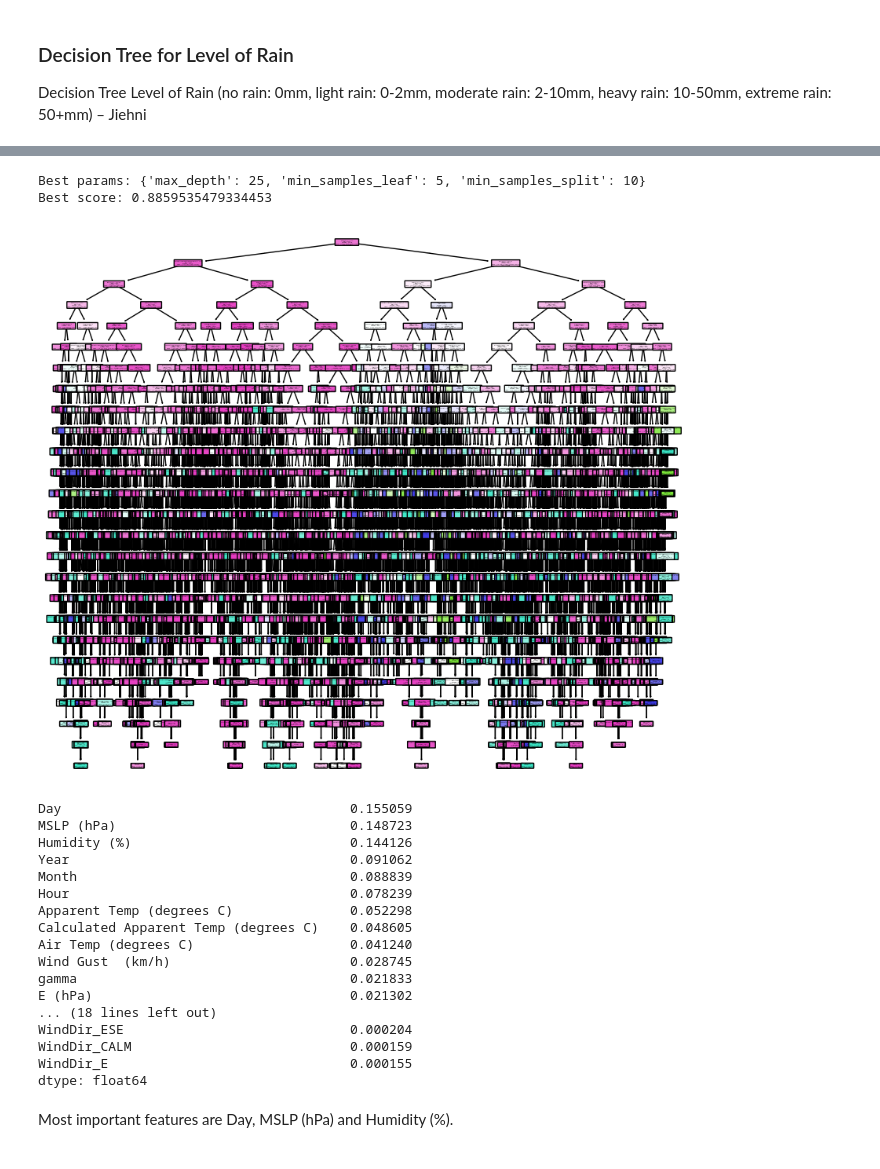
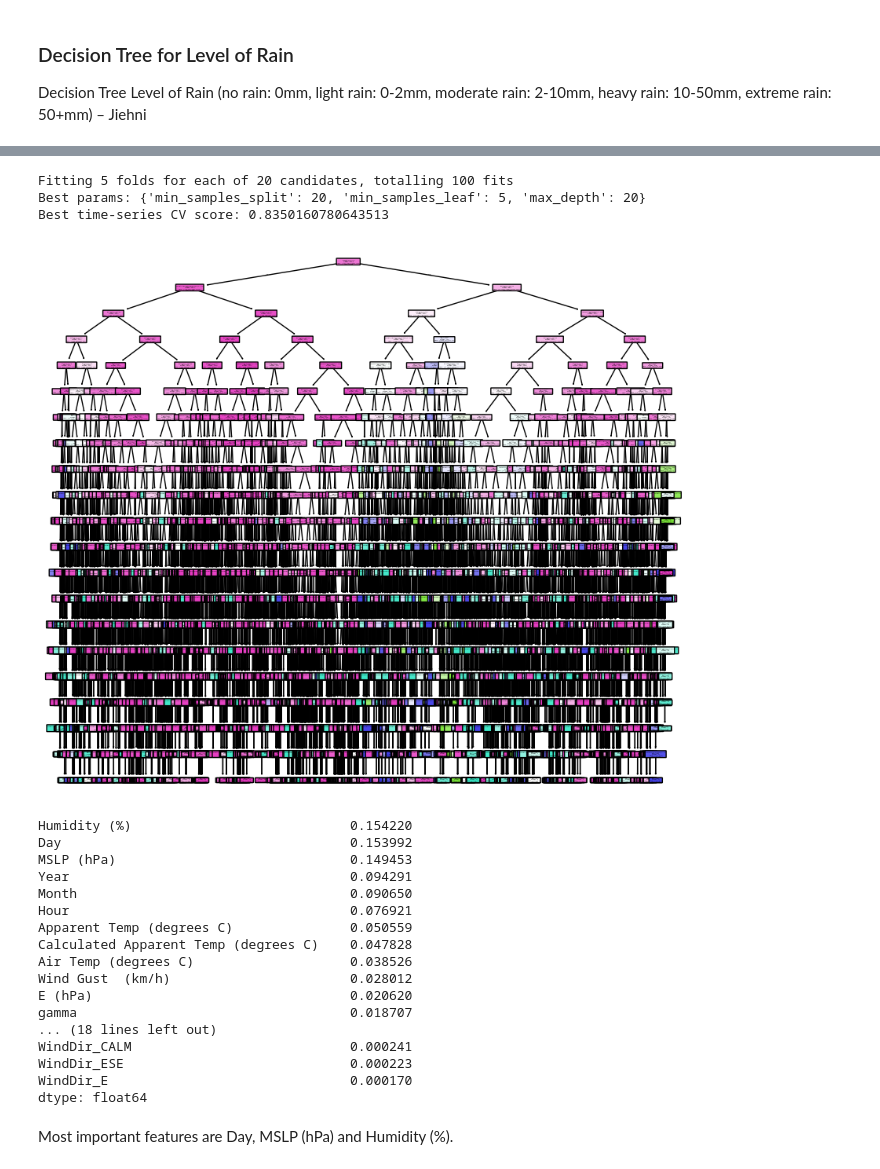
Before and after one commit to Zewen-Zhao/ADS2001_GroupMC3, a Jupyter notebook: Modelling/modelling_jiehni.ipynb, the cells around one changed output, grey strips where cells are left out. Saved outputs shown, nothing was run; the diff lists cells and outputs as text; code cells hidden in the pictures.

```diff
--- a/Modelling/modelling_jiehni.ipynb
+++ b/Modelling/modelling_jiehni.ipynb
@@ -31,7 +32,7 @@ Decision Tree Level of Rain (no rain: 0mm, light rain: 0-2mm, moderate rain: 2-1
 data["Rainfall Band"] = pd.cut(
     data["Rainfall since 9 am (mm)"],
     bins=[-0.1, 0, 2, 10, 50, np.inf],
-    labels=["No Rain", "Light", "Medium", "Heavy", "Extreme"]
+    labels=["No Rain", "Light", "Moderate", "Heavy", "Extreme"]
 )
 
 # select variables
@@ -51,68 +52,75 @@ Extreme         4
 Name: count, dtype: int64
 # %%
-param_grid = {
+# hyperparameter tuning with time series cv and random search
+tscv = TimeSeriesSplit(n_splits=5)
+
+param_dist = {
     'max_depth': [5, 10, 15, 20, 25],
     'min_samples_split': [10, 20, 50, 100],
     'min_samples_leaf': [5, 10, 20, 50]
 }
 
-grid = GridSearchCV(
+rand = RandomizedSearchCV(
     DecisionTreeClassifier(random_state=42),
-    param_grid,
-    cv=5,
-    scoring='f1_weighted',  # use 'f1' if binary
-    n_jobs=-1
+    param_distributions=param_dist,
+    n_iter=20,
+    cv=tscv,
+    scoring='f1_weighted',
+    n_jobs=-1,
+    random_state=42,
+    verbose=1
 )
 
-grid.fit(X_train, y_train)
+rand.fit(X_train, y_train)
 
-print("Best params:", grid.best_params_)
-print("Best score:", grid.best_score_)
+print("Best params:", rand.best_params_)
+print("Best time-series CV score:", rand.best_score_)
 # %% [output]
-Best params: {'max_depth': 25, 'min_samples_leaf': 5, 'min_samples_split': 10}
-Best score: 0.8859535479334453
+Fitting 5 folds for each of 20 candidates, totalling 100 fits
+Best params: {'min_samples_split': 20, 'min_samples_leaf': 5, 'max_depth': 20}
+Best time-series CV score: 0.8350160780643513
 # %%
 data_dtc = DecisionTreeClassifier(
     random_state = 42,
-    min_samples_split=10,
+    min_samples_split=20,
     min_samples_leaf=5,
-    max_depth=25)
+    max_depth=20)
 
 data_dtc = data_dtc.fit(X_train, y_train)
 
 fig, ax = plt.subplots(figsize=(10, 9))
 plot_tree(
     data_dtc,
     filled=True,
     rounded=True,
     class_names=data_dtc.classes_,
     feature_names=X.columns,
     ax=ax
 )
 plt.show()
 # %% [output]
-[figure, old version]
+[figure, new version]
 # %%
 # feature importance
 importance = pd.Series(data_dtc.feature_importances_, index=X.columns)
 importance.sort_values(ascending=False)
 # %% [output]
-Day                                     0.155059
-MSLP (hPa)                              0.148723
-Humidity (%)                            0.144126
-Year                                    0.091062
-Month                                   0.088839
-Hour                                    0.078239
-Apparent Temp (degrees C)               0.052298
-Calculated Apparent Temp (degrees C)    0.048605
-Air Temp (degrees C)                    0.041240
-Wind Gust  (km/h)                       0.028745
-gamma                                   0.021833
-E (hPa)                                 0.021302
+Humidity (%)                            0.154220
+Day                                     0.153992
+MSLP (hPa)                              0.149453
+Year                                    0.094291
+Month                                   0.090650
+Hour                                    0.076921
+Apparent Temp (degrees C)               0.050559
+Calculated Apparent Temp (degrees C)    0.047828
+Air Temp (degrees C)                    0.038526
+Wind Gust  (km/h)                       0.028012
+E (hPa)                                 0.020620
+gamma                                   0.018707
 ... (18 lines left out)
-WindDir_ESE                             0.000204
-WindDir_CALM                            0.000159
-WindDir_E                               0.000155
+WindDir_CALM                            0.000241
+WindDir_ESE                             0.000223
+WindDir_E                               0.000170
 dtype: float64
 # %% [markdown]
 Most important features are Day, MSLP (hPa) and Humidity (%).
```
Also changed, not shown: parts of 40 cells of this notebook.
